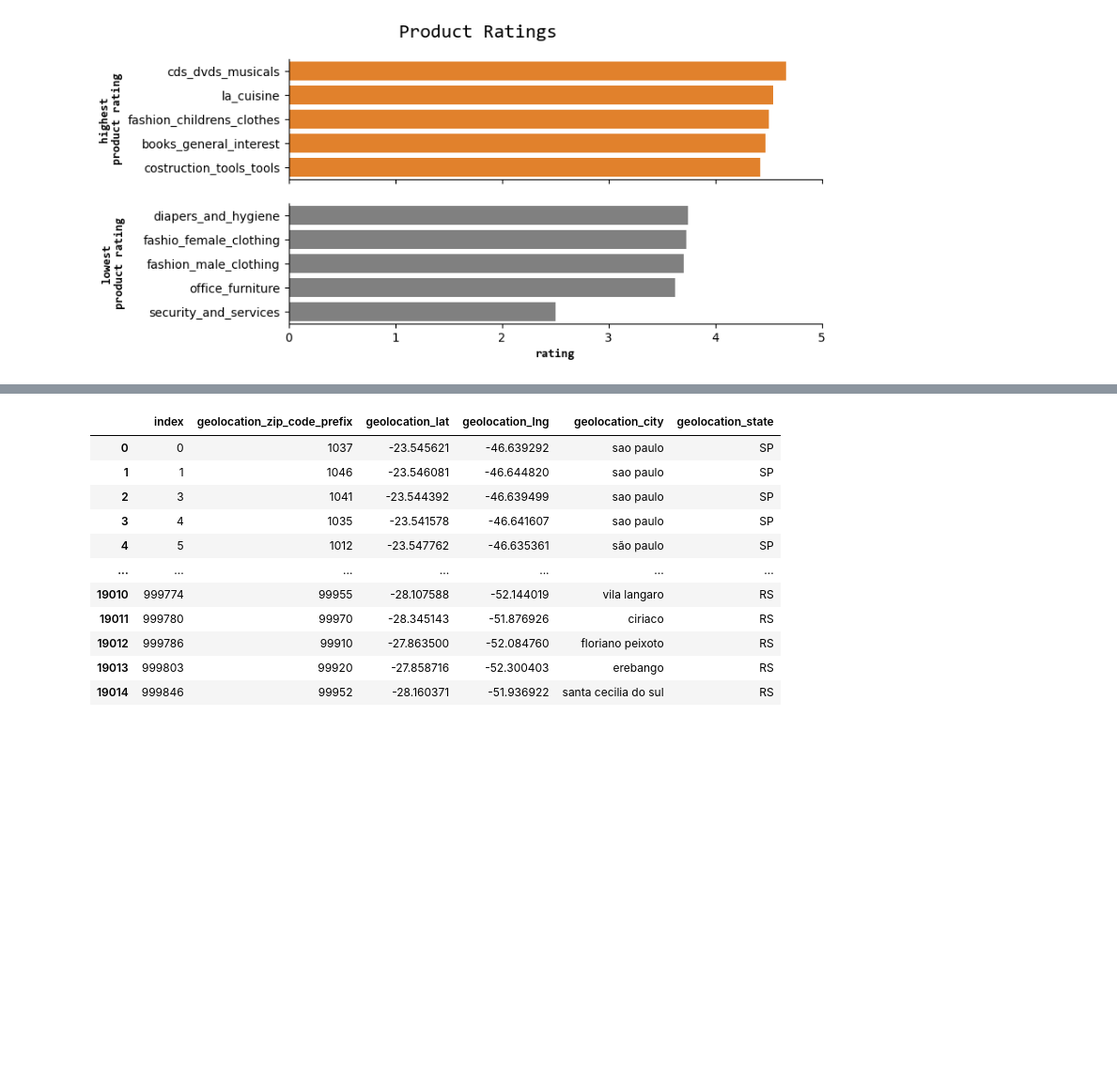
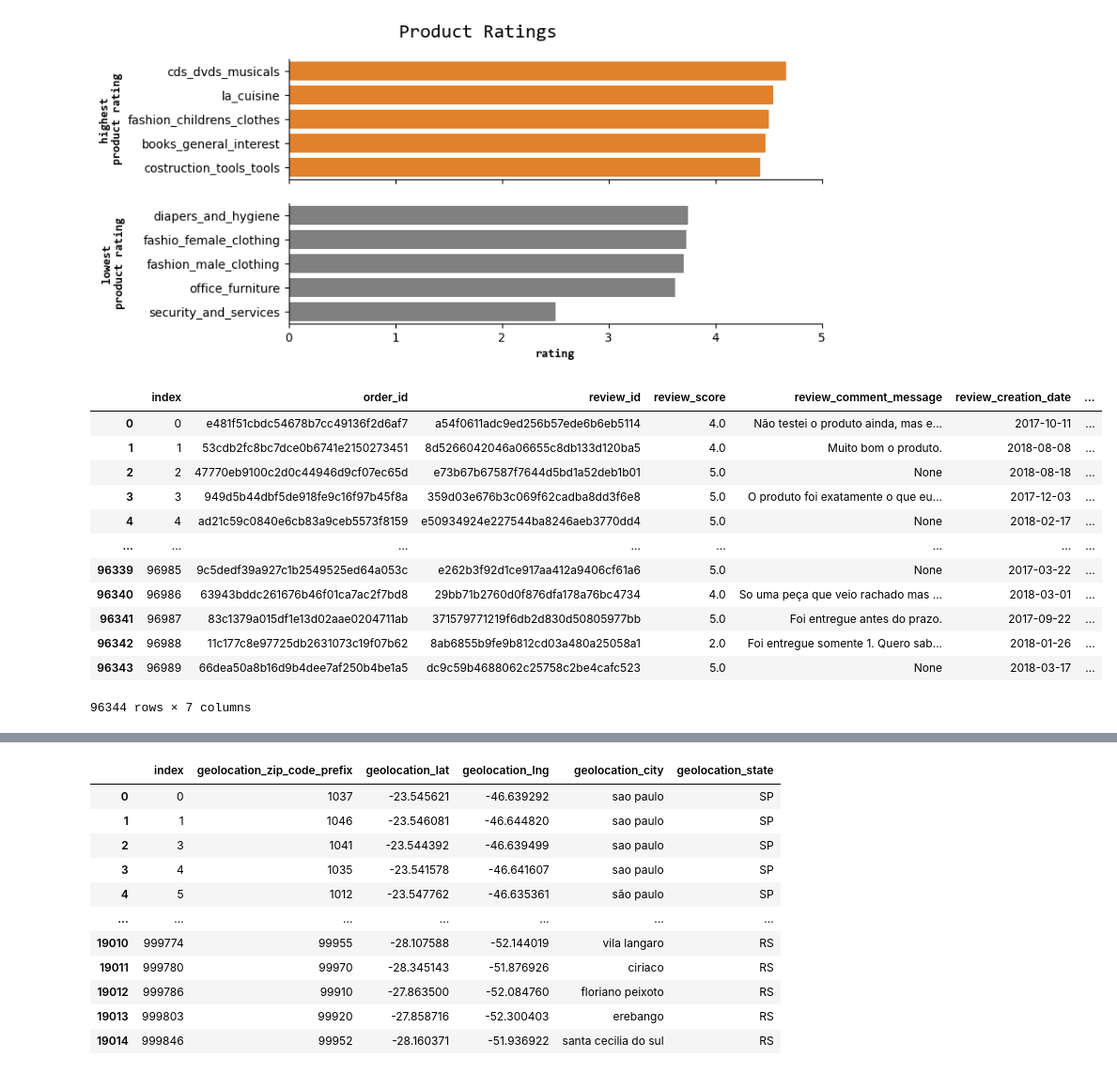
Before and after one commit to dzakiyma/olist_analysis_reviews, a Jupyter notebook: olist_analysis.ipynb, the cells around one changed output, grey strips where cells are left out. Shown at 94% size. Drawn from its saved outputs; the diff is of its cells as text; code cells hidden in the pictures; blank space fills up the shorter version.

```diff
--- a/olist_analysis.ipynb
+++ b/olist_analysis.ipynb
@@ -263,6 +295,30 @@ orders['delivery_time_days'] = (orders['order_delivered_customer_date'] - orders
 # %%
 delivery_time = orders[['order_id', 'delivery_time_days']]
 delivery_time_reviews = pd.merge(delivery_time, order_reviews, on='order_id', how='left')
+
+delivery_time_reviews = delivery_time_reviews[['order_id',
+                                                'review_id',
+                                                'review_score',
+                                                'review_comment_message',
+                                                'review_creation_date',
+                                                'delivery_time_days']]
+
+delivery_time_reviews = delivery_time_reviews.dropna(subset=['review_id'], axis=0).reset_index()
+delivery_time_reviews
+# %% [output]
+|  | index | order_id | review_id | review_score | review_comment_message | review_creation_date | ... |
+| 0 | 0 | e481f51cbdc54678b7cc49136f2d6af7 | a54f0611adc9ed256b57ede6b6eb5114 | 4.0 | Não testei o produto ainda, mas e... | 2017-10-11 | ... |
+| 1 | 1 | 53cdb2fc8bc7dce0b6741e2150273451 | 8d5266042046a06655c8db133d120ba5 | 4.0 | Muito bom o produto. | 2018-08-08 | ... |
+| 2 | 2 | 47770eb9100c2d0c44946d9cf07ec65d | e73b67b67587f7644d5bd1a52deb1b01 | 5.0 | None | 2018-08-18 | ... |
+| 3 | 3 | 949d5b44dbf5de918fe9c16f97b45f8a | 359d03e676b3c069f62cadba8dd3f6e8 | 5.0 | O produto foi exatamente o que eu... | 2017-12-03 | ... |
+| 4 | 4 | ad21c59c0840e6cb83a9ceb5573f8159 | e50934924e227544ba8246aeb3770dd4 | 5.0 | None | 2018-02-17 | ... |
+| ... | ... | ... | ... | ... | ... | ... | ... |
+| 96339 | 96985 | 9c5dedf39a927c1b2549525ed64a053c | e262b3f92d1ce917aa412a9406cf61a6 | 5.0 | None | 2017-03-22 | ... |
+| 96340 | 96986 | 63943bddc261676b46f01ca7ac2f7bd8 | 29bb71b2760d0f876dfa178a76bc4734 | 4.0 | So uma peça que veio rachado mas ... | 2018-03-01 | ... |
+| 96341 | 96987 | 83c1379a015df1e13d02aae0204711ab | 371579771219f6db2d830d50805977bb | 5.0 | Foi entregue antes do prazo. | 2017-09-22 | ... |
+| 96342 | 96988 | 11c177c8e97725db2631073c19f07b62 | 8ab6855b9fe9b812cd03a480a25058a1 | 2.0 | Foi entregue somente 1. Quero sab... | 2018-01-26 | ... |
+| 96343 | 96989 | 66dea50a8b16d9b4dee7af250b4be1a5 | dc9c59b4688062c25758c2be4cafc523 | 5.0 | None | 2018-03-17 | ... |
+96344 rows × 7 columns
 # %%
 fig, ax = plt.subplots()
 
```
Also changed, not shown: parts of 9 cells of this notebook.
